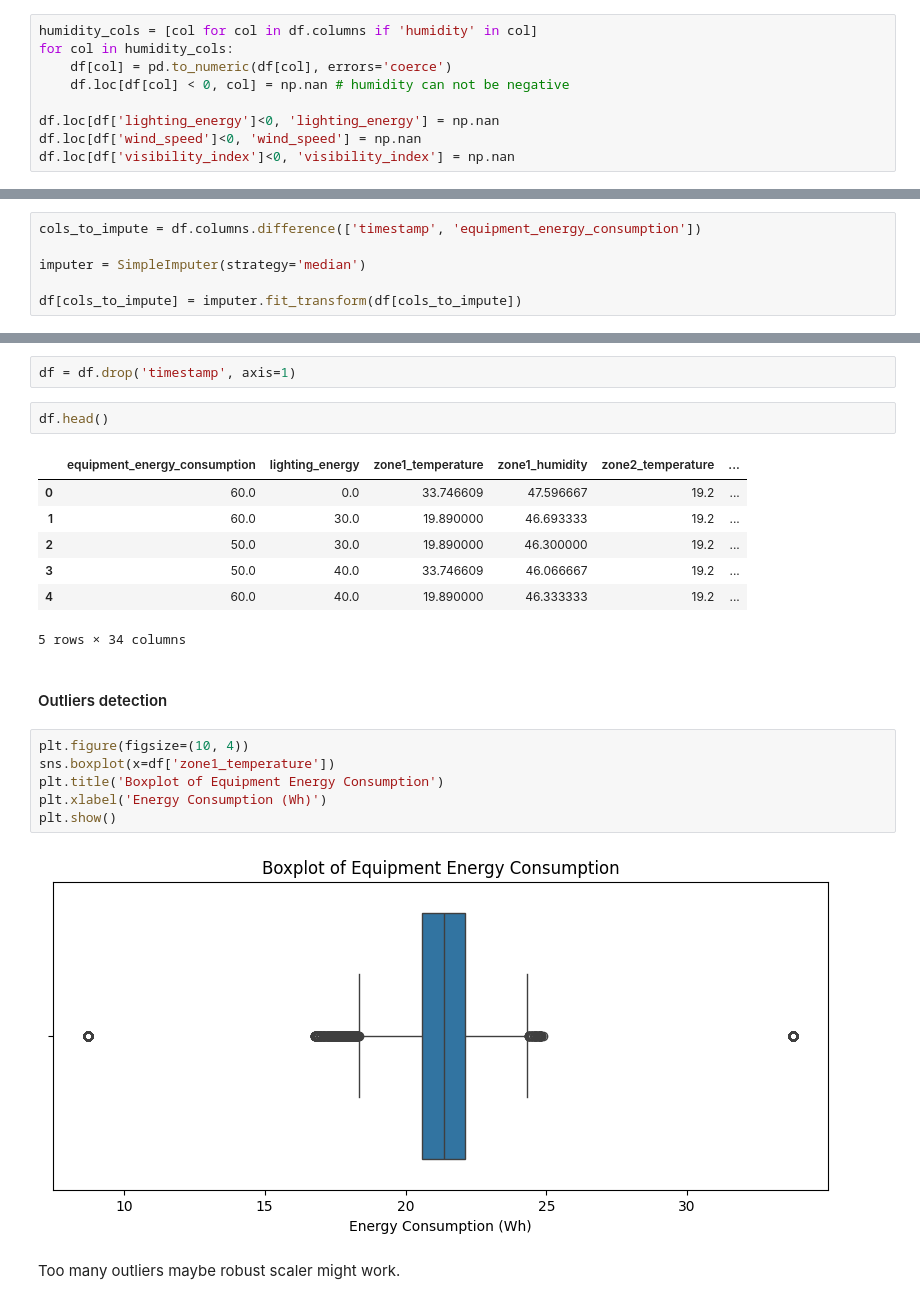
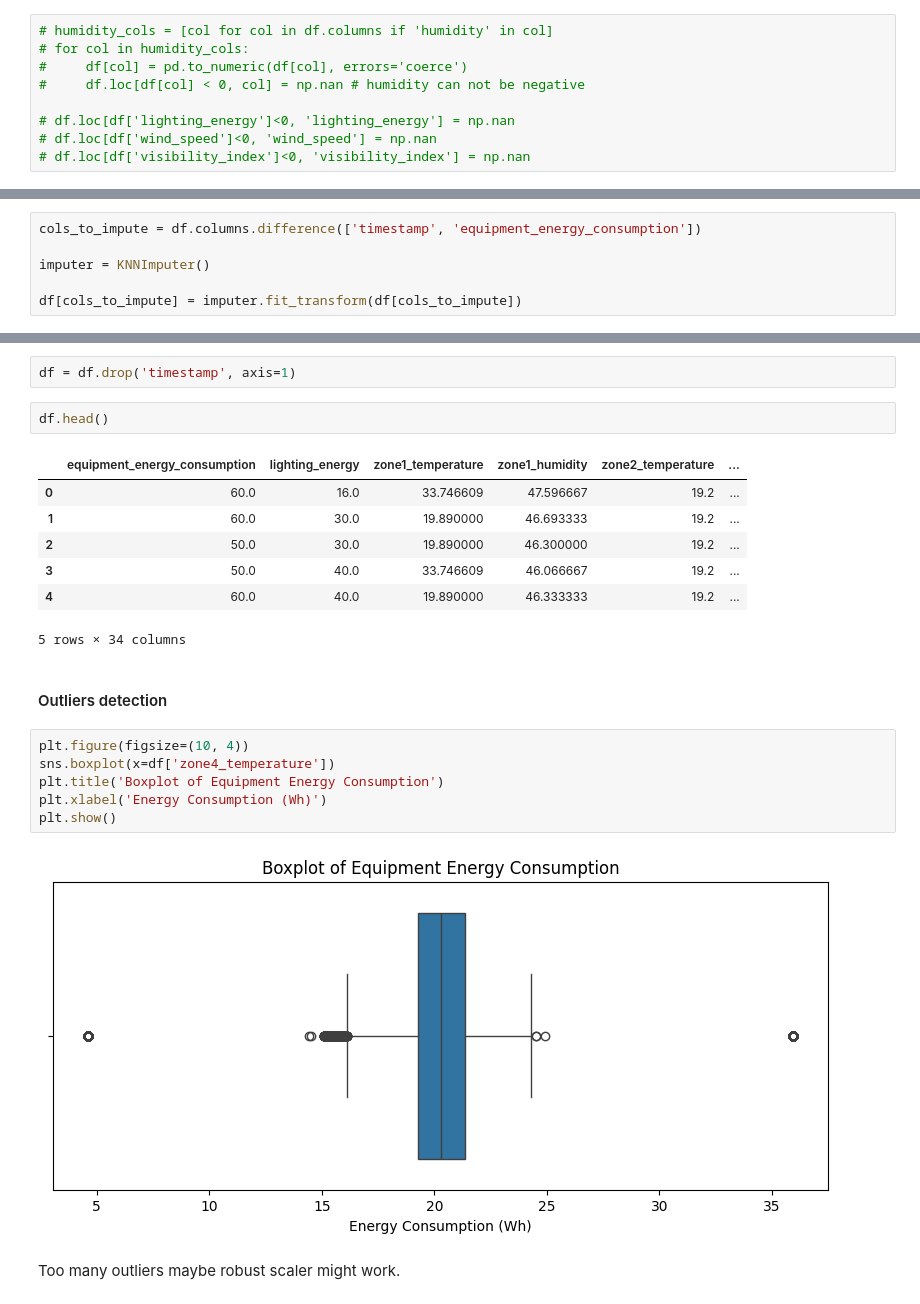
Before and after one commit to PulkitMangal09/DS-Intern-Assignment-pulkit, a Jupyter notebook: notebooks/energy_prediction_colab.ipynb, the cells around one changed output, grey strips where cells are left out. Drawn from its saved outputs; the diff is of its cells as text.

```diff
--- a/notebooks/energy_prediction_colab.ipynb
+++ b/notebooks/energy_prediction_colab.ipynb
@@ -244,14 +258,14 @@ plt.hist(df['visibility_index'], bins=100);
 # %% [output]
 [figure]
 # %%
-humidity_cols = [col for col in df.columns if 'humidity' in col]
-for col in humidity_cols:
-    df[col] = pd.to_numeric(df[col], errors='coerce')
-    df.loc[df[col] < 0, col] = np.nan # humidity can not be negative
+# humidity_cols = [col for col in df.columns if 'humidity' in col]
+# for col in humidity_cols:
+#     df[col] = pd.to_numeric(df[col], errors='coerce')
+#     df.loc[df[col] < 0, col] = np.nan # humidity can not be negative
 
-df.loc[df['lighting_energy']<0, 'lighting_energy'] = np.nan
-df.loc[df['wind_speed']<0, 'wind_speed'] = np.nan
-df.loc[df['visibility_index']<0, 'visibility_index'] = np.nan
+# df.loc[df['lighting_energy']<0, 'lighting_energy'] = np.nan
+# df.loc[df['wind_speed']<0, 'wind_speed'] = np.nan
+# df.loc[df['visibility_index']<0, 'visibility_index'] = np.nan
 # %%
 df.shape
 # %% [output]
@@ -306,7 +320,7 @@ dtype: int64
 # %%
 cols_to_impute = df.columns.difference(['timestamp', 'equipment_energy_consumption'])
 
-imputer = SimpleImputer(strategy='median')
+imputer = KNNImputer()
 
 df[cols_to_impute] = imputer.fit_transform(df[cols_to_impute])
 # %%
@@ -357,7 +371,7 @@ df = df.drop('timestamp', axis=1)
 df.head()
 # %% [output]
 |  | equipment_energy_consumption | lighting_energy | zone1_temperature | zone1_humidity | zone2_temperature | ... |
-| 0 | 60.0 | 0.0 | 33.746609 | 47.596667 | 19.2 | ... |
+| 0 | 60.0 | 16.0 | 33.746609 | 47.596667 | 19.2 | ... |
 | 1 | 60.0 | 30.0 | 19.890000 | 46.693333 | 19.2 | ... |
 | 2 | 50.0 | 30.0 | 19.890000 | 46.300000 | 19.2 | ... |
 | 3 | 50.0 | 40.0 | 33.746609 | 46.066667 | 19.2 | ... |
@@ -367,12 +381,12 @@ df.head()
 #### Outliers detection
 # %%
 plt.figure(figsize=(10, 4))
-sns.boxplot(x=df['zone1_temperature'])
+sns.boxplot(x=df['zone4_temperature'])
 plt.title('Boxplot of Equipment Energy Consumption')
 plt.xlabel('Energy Consumption (Wh)')
 plt.show()
 # %% [output]
-[figure, old version]
+[figure, new version]
 # %% [markdown]
 Too many outliers maybe robust scaler might work.
 # %% [markdown]
```
Also changed, not shown: parts of 18 cells of this notebook, 2 other files.
